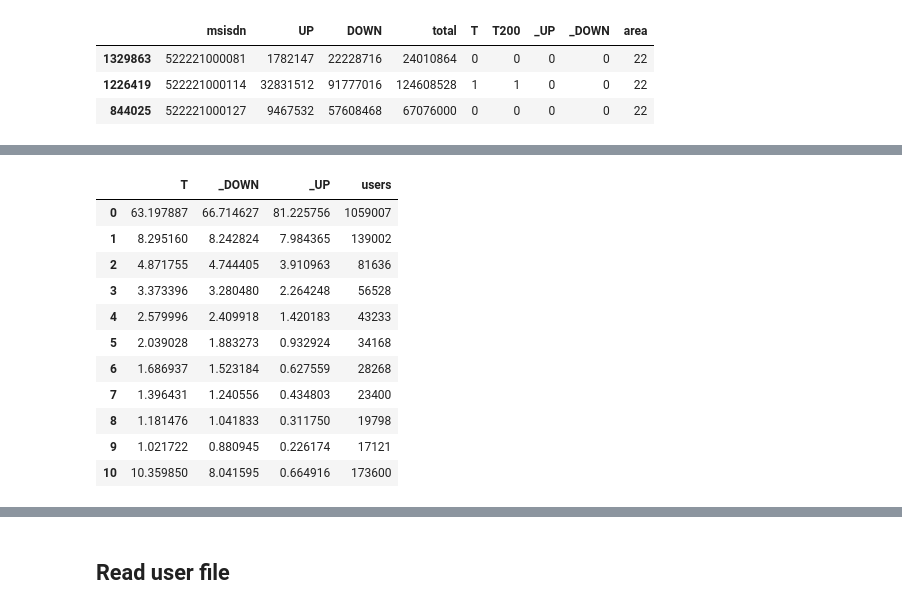
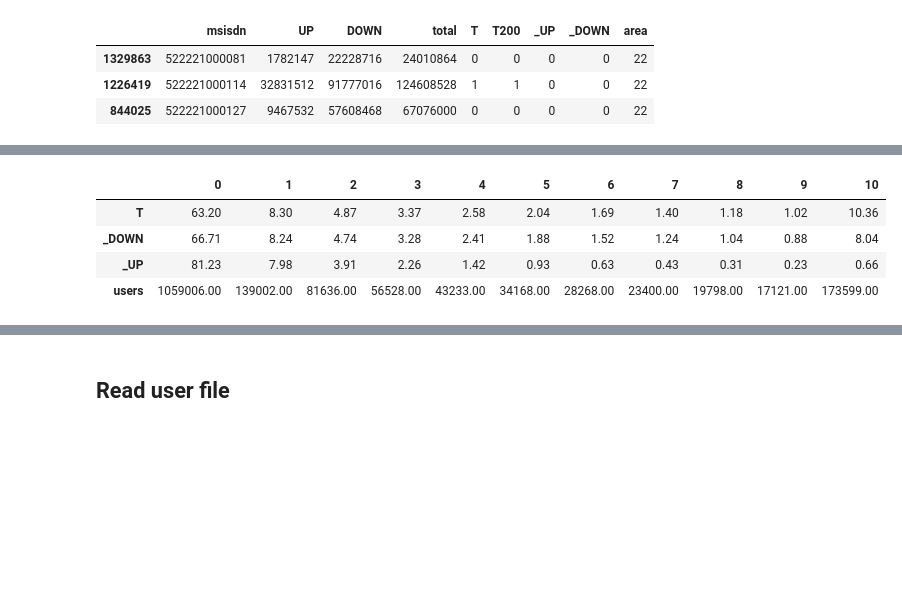
Before and after one commit to nicolasgo/_pmx, a Jupyter notebook: SpecialReq-Basix.ipynb, the cells around one changed output, grey strips where cells are left out. Drawn from its saved outputs; the diff is of its cells as text; code cells hidden in the pictures; blank space fills up the shorter version.

```diff
--- a/SpecialReq-Basix.ipynb
+++ b/SpecialReq-Basix.ipynb
@@ -66,0 +85,9 @@ _RANDOM is not set. The full dataset will be used.
+# %%
+#df.sort(['msisdn'],inplace=True)
+def ad_countrycode(x):
+    if x[:2] != '52':
+        x='52%s'%(x)
+    return x
+
+df['msisdn'] =df['msisdn'].apply(ad_countrycode)
+df.head(2)
@@ -87,3 +113,11 @@ df['_UP'] =df['UP'].apply(lambda x: func(x,10))
 df['_DOWN'] =df['DOWN'].apply(lambda x: func(x,10))
 # %% [markdown]
 ## Overall view
+# %%
+# this cell is a setup required in case we re-run from here.
+try:
+    df['msisdn'].head(1)
+except KeyError:
+    print 'resetting the msisdn column'
+    df.reset_index(inplace=True)
+df.head(2)
@@ -105,5 +138,5 @@ pd.concat({'users':df['T'].value_counts(),'rate':np.round(100*df['T'].value_coun
 # %%
-df['area'] =df['msisdn'].apply(lambda x: int(x[:2]))
+df['area'] =df['msisdn'].apply(lambda x: int(x[2:4]))
 
 #df['pc'] = df['area']/len(df['area'])
 
@@ -230,6 +280,3 @@ concatenated.sort(['75%'],ascending=False).head(10)
 | 78 | 33918 | 2.053924 | 3.373027 | 0 | 0 | 0 | 3 | 10 |
 | 71 | 30711 | 2.348670 | 3.602237 | 0 | 0 | 0 | 3 | 10 |
 | 69 | 10836 | 2.080288 | 3.438056 | 0 | 0 | 0 | 3 | 10 |
-# %%
-df.sort(['msisdn'],inplace=True)
-df['msisdn'] =df['msisdn'].apply(lambda x: '52%s'%(x))
@@ -285,27 +321,16 @@ min            0.000000
 max           10.000000
 Name: T, dtype: float64
 # %%
-s1=df['_UP'].value_counts()/ (len(df['_UP'].dropna())/100)
+### Calculate global percentage for each column
+s1=np.round(df['_UP'].value_counts()/ (len(df['_UP'].dropna())/100),2)
+s2=np.round(df['_DOWN'].value_counts()/ (len(df['T'])/100),2)
+s3=np.round(df['T'].value_counts()/ (len(df['T'])/100),2)
 
-s2=df['_DOWN'].value_counts()/ (len(df['T'])/100)
-
-s3=df['T'].value_counts()/ (len(df['T'])/100)
-
-#o.reset_index()
-#o[0].astype(int)
-#o.sort(0,0)
-o = pd.DataFrame({'_UP':s1,'_DOWN':s2,'T':s3,'users':df['T'].value_counts()})
+o = pd.DataFrame({'_UP':s1,'_DOWN':s2,'T':s3,'users':df['T'].value_counts()}).T
 o
 # %% [output]
-|  | T | _DOWN | _UP | users |
-| 0 | 63.197887 | 66.714627 | 81.225756 | 1059007 |
-| 1 | 8.295160 | 8.242824 | 7.984365 | 139002 |
-| 2 | 4.871755 | 4.744405 | 3.910963 | 81636 |
-| 3 | 3.373396 | 3.280480 | 2.264248 | 56528 |
-| 4 | 2.579996 | 2.409918 | 1.420183 | 43233 |
-| 5 | 2.039028 | 1.883273 | 0.932924 | 34168 |
-| 6 | 1.686937 | 1.523184 | 0.627559 | 28268 |
-| 7 | 1.396431 | 1.240556 | 0.434803 | 23400 |
-| 8 | 1.181476 | 1.041833 | 0.311750 | 19798 |
-| 9 | 1.021722 | 0.880945 | 0.226174 | 17121 |
-| 10 | 10.359850 | 8.041595 | 0.664916 | 173600 |
+|  | 0 | 1 | 2 | 3 | 4 | 5 | 6 | 7 | 8 | 9 | 10 |
+| T | 63.20 | 8.30 | 4.87 | 3.37 | 2.58 | 2.04 | 1.69 | 1.40 | 1.18 | 1.02 | 10.36 |
+| _DOWN | 66.71 | 8.24 | 4.74 | 3.28 | 2.41 | 1.88 | 1.52 | 1.24 | 1.04 | 0.88 | 8.04 |
+| _UP | 81.23 | 7.98 | 3.91 | 2.26 | 1.42 | 0.93 | 0.63 | 0.43 | 0.31 | 0.23 | 0.66 |
+| users | 1059006.00 | 139002.00 | 81636.00 | 56528.00 | 43233.00 | 34168.00 | 28268.00 | 23400.00 | 19798.00 | 17121.00 | 173599.00 |
```
Also changed, not shown: parts of 45 cells of this notebook, 5 other files.
